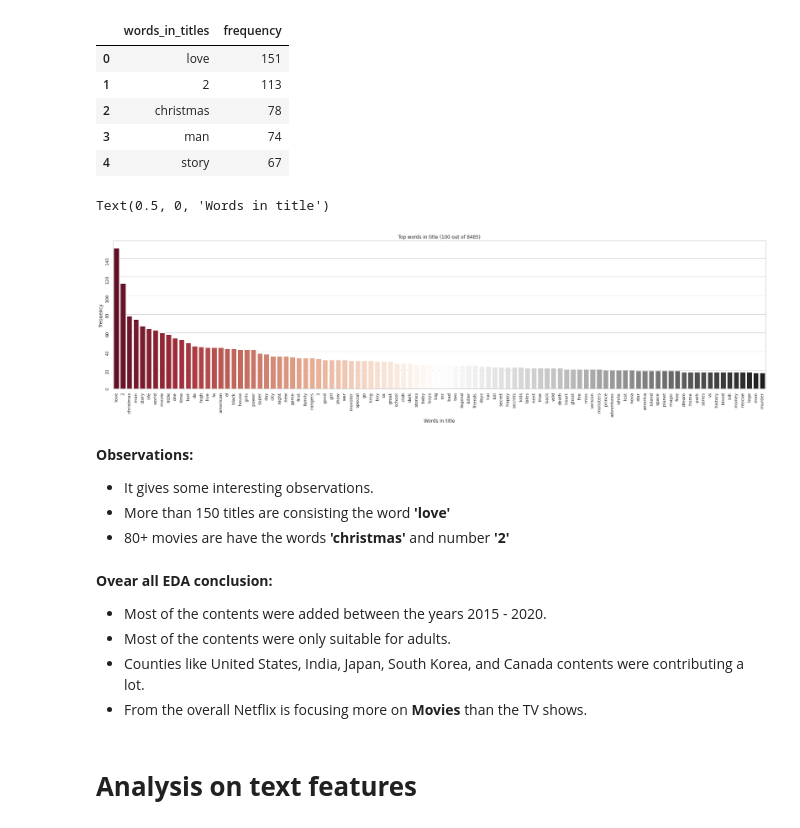
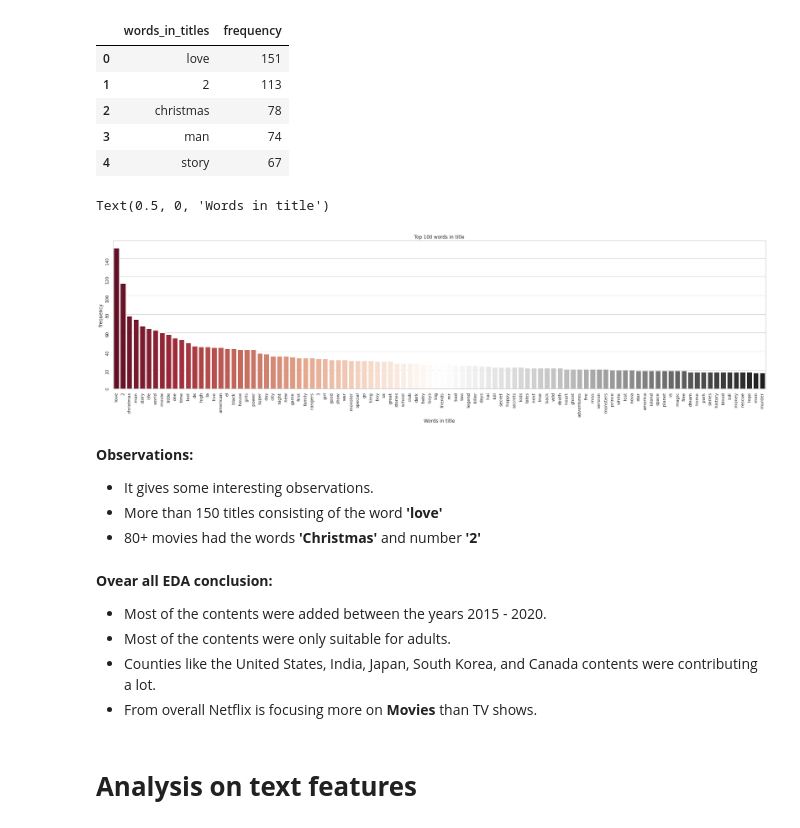
Before and after one commit to HariTarz/Netflix_Movies_And_TV_Shows_Clustering, a Jupyter notebook: Netflix_Movies_And_TV_Shows_Clustering.ipynb, the cells around one changed output. Saved outputs shown, nothing was run; the diff lists cells and outputs as text; code cells hidden in the pictures.

```diff
--- a/Netflix_Movies_And_TV_Shows_Clustering.ipynb
+++ b/Netflix_Movies_And_TV_Shows_Clustering.ipynb
@@ -194 +212,4 @@ nf_df.country.replace(np.nan, 'Unknown', inplace= True)
+# %%
+# Replacing the missing values of the 'date_added' column with the most frequent date(mode).
+nf_df.date_added.fillna(nf_df.date_added.mode()[0], inplace= True)
 # %%
@@ -634,25 +665,25 @@ words_freuency_in_titles_df.head()
 # %%
 # Plotting Top words used in titles.
 fig = plt.figure(figsize=(30,7))
 ax = fig.gca()
 sns.barplot(x='words_in_titles', y= 'frequency', data= words_freuency_in_titles_df, order= words_freuency_in_titles_df.words_in_titles[:100], palette= 'RdGy')
 ax.tick_params(rotation=90)
-ax.set_title('Top words in title (100 out of 8485)')
+ax.set_title('Top 100 words in title')
 ax.set_xlabel('Words in title')
 # %% [output]
 Text(0.5, 0, 'Words in title')
-[figure, old version]
+[figure, new version]
 # %% [markdown]
 **Observations:**
 * It gives some interesting observations.
-* More than 150 titles are consisting the word **'love'**
-* 80+ movies are have the words **'christmas'** and number **'2'**
+* More than 150 titles consisting of the word **'love'**
+* 80+ movies had the words **'Christmas'** and number **'2'**
 # %% [markdown]
 **Ovear all EDA conclusion:**
 * Most of the contents were added between the years 2015 - 2020.
 * Most of the contents were only suitable for adults.
-* Counties like United States, India, Japan, South Korea, and Canada contents were contributing a lot.
-* From the overall Netflix is focusing more on **Movies** than the TV shows.
+* Counties like the United States, India, Japan, South Korea, and Canada contents were contributing a lot.
+* From overall Netflix is focusing more on **Movies** than TV shows.
 # %% [markdown]
 # **Analysis on text features**
 # %% [markdown]
```
Also changed, not shown: parts of 104 cells of this notebook.
